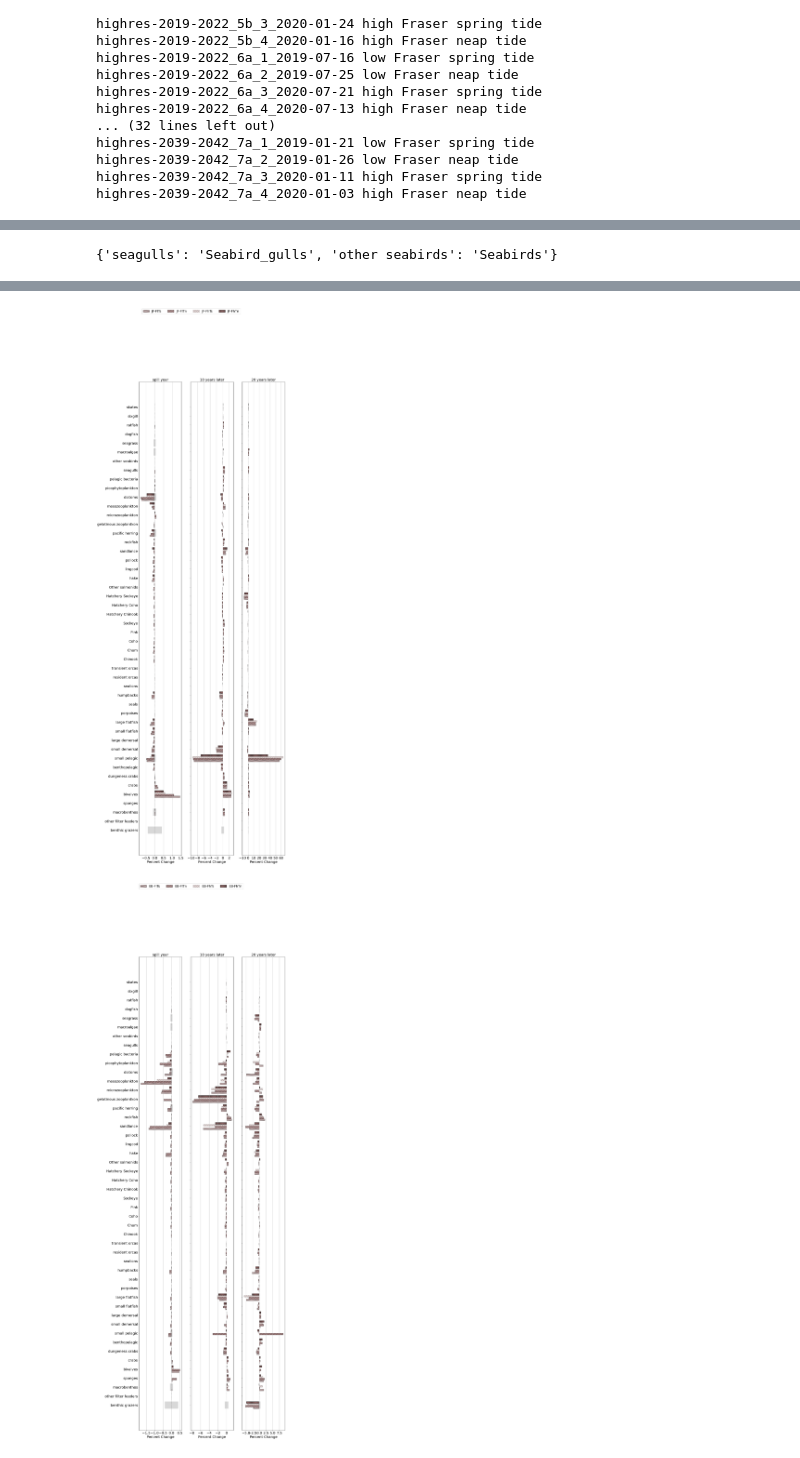
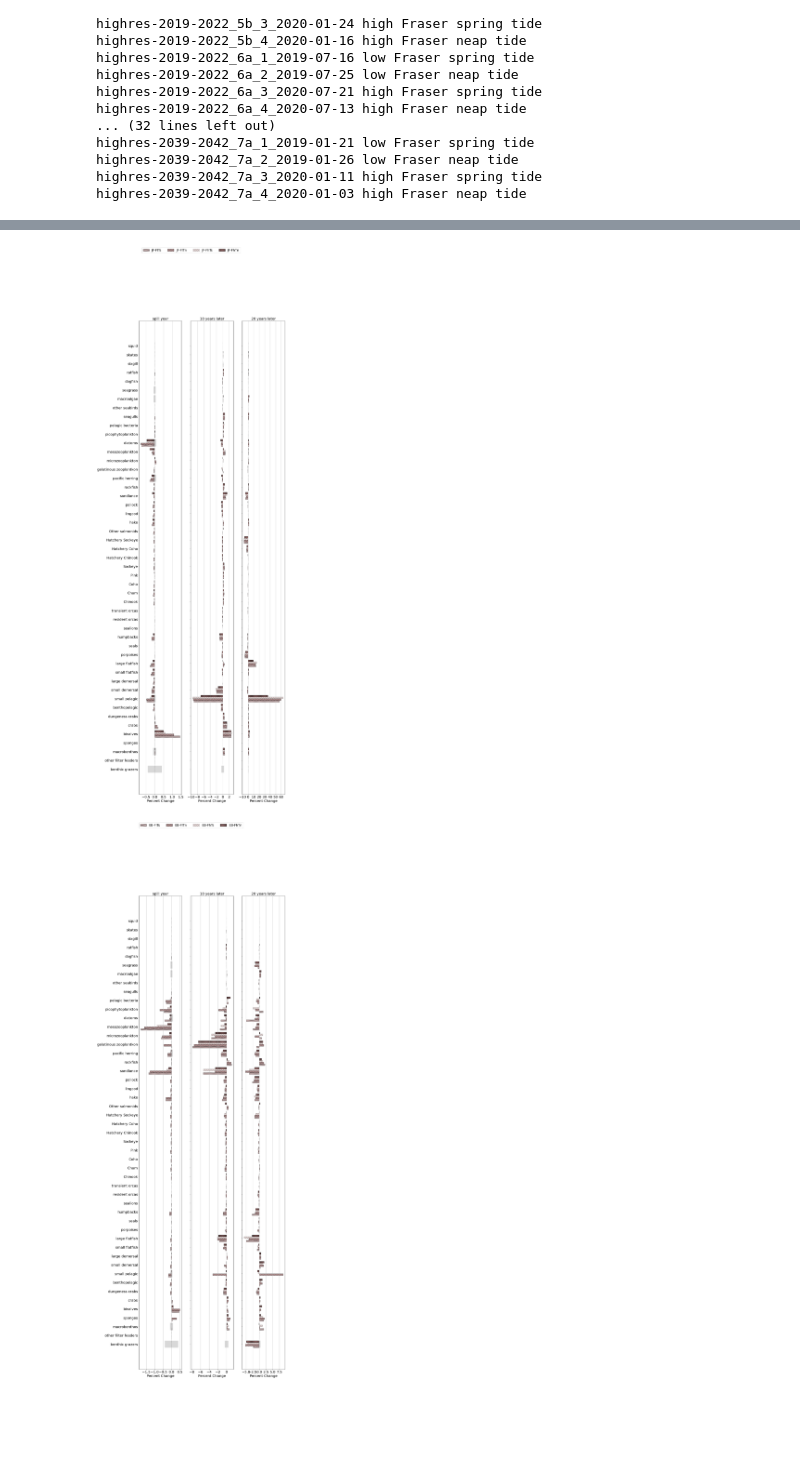
Before and after one commit to SS-Atlantis/Lovindeeretal-MPRI1paper, a Jupyter notebook: SSAM-averaged-data.ipynb, the cells around one changed output, grey strips where cells are left out. Saved outputs shown, nothing was run; the diff lists cells and outputs as text; code cells hidden in the pictures; blank space fills up the shorter version.

Commit message:
update biomass change over time for biological functional groups

```diff
--- a/SSAM-averaged-data.ipynb
+++ b/SSAM-averaged-data.ipynb
@@ -509,15 +515,11 @@ code_names = {'EB','AP','JF','TP'}
 # %%
 time_labels = df['time_label'].unique()
 scenarios = df['scenario'].unique()
-bio_groups = df['bio_group'].unique()
+#bio_groups = df['bio_group'].unique()
 
 hatches = ['oo', '///', 'xx', '++']
 alphas = [0.5, 0.75, 0.3, 1]
 colors = plt.cm.tab10.colors
-# %%
-groups.birds
-# %% [output]
-{'seagulls': 'Seabird_gulls', 'other seabirds': 'Seabirds'}
 # %%
 x_lim = None
 for code_name in code_names:
@@ -531,7 +533,7 @@ for code_name in code_names:
         #bio_groups = ['resident orcas','Other salmonids','Hatchery Chinook','Hatchery Coho','Hatchery Sockeye','Chinook','Chum','Coho','Pink','Sockeye',]
         #x_lim = [-14, 2]
     elif code_name == 'EB':
-        hex_colour = '#A27170' #2F61A4'
+        hex_colour = '#2F61A4'
         #bio_groups = ['porpoises','seals','sealions','seagulls','other seabirds','benthic grazers', 'sponges','bivalves','crabs','dungeness crabs','benthopelagic','large demersal','small demersal','large flatfish', 'small flatfish',]
         #x_lim = None
     elif code_name == 'JF':
@@ -546,7 +548,7 @@ for code_name in code_names:
         n_rows = n_rows
     n_cols = len(time_labels)
 
-    fig, axes = plt.subplots(1, n_cols, figsize=(5 * n_cols, n_rows+2), sharey=True)
+    fig, axes = plt.subplots(1, n_cols, figsize=(5 * n_cols, n_rows), sharey=True)
 
     if n_cols == 1:
         axes = [axes]
@@ -586,2 +588,2 @@ for code_name in code_names:
-[figure, old version]
+[figure, new version]
-[figure, old version]
+[figure, new version]
```
Also changed, not shown: parts of 22 cells of this notebook, 1 other file.
